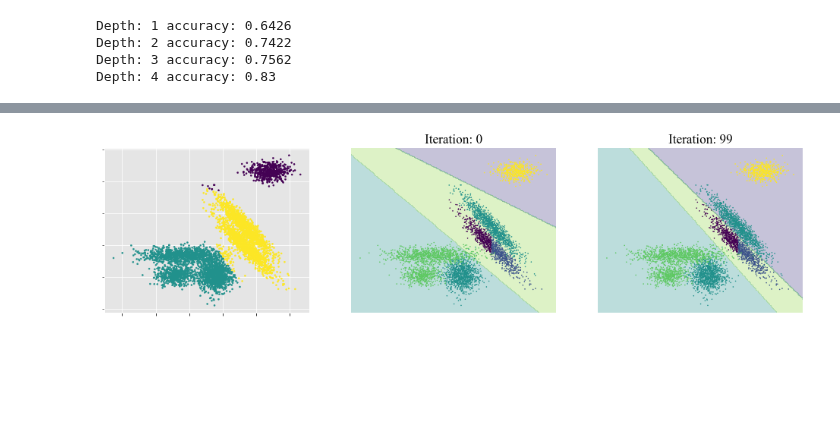
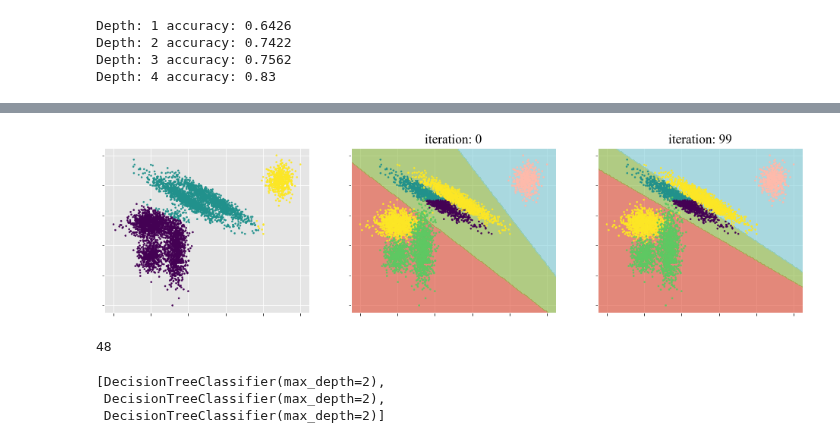
Before and after one commit to simsal0r/mixture-of-decision-trees, a Jupyter notebook: plotting/initialization.ipynb, the cells around one changed output, grey strips where cells are left out. Cells and saved outputs as stored; diff of their text form; code cells hidden in the pictures; blank space fills up the shorter version.

```diff
--- a/plotting/initialization.ipynb
+++ b/plotting/initialization.ipynb
@@ -42,7 +42,7 @@ parameters = {
     "initialization_method": Kmeans_init(),
     "feature_names": None,
     "class_names": None,
-    "use_2_dim_gate_based_on": "feature_importance_lda",
+    "use_2_dim_gate_based_on": None,
     "use_2_dim_clustering": False,
     "black_box_algorithm": None,
     "save_likelihood": True,
@@ -93,19 +92,22 @@ Warning: Dataset does not include feature names.
 # %%
 fig = plt.gcf()
 fig.set_size_inches(16.5, 4)
 plt.subplot(1, 3, 1)
-plt.scatter(modt.X_2_dim[:,0],modt.X_2_dim[:,1],c=modt.init_labels,s=4)
-ax = plt.gca()
-#ax.spines['right'].set_color('black')
-#ax.spines['left'].set_color('black')
-#ax.spines['bottom'].set_color('black')
-#ax.spines['top'].set_color('black')
-ax.axis('tight')
-ax.set_yticklabels([])
-ax.set_xticklabels([])
+plot_initialization(modt)
 plt.subplot(1, 3, 2)
-visualize_gating(modt,iteration=0, axis_ticks=True)
+#visualize_gating(modt,iteration=0, axis_ticks=True)
+plot_gating(modt,iteration=0,title=True,axis_digits=False,inverse_transform_standardization=False)
 plt.subplot(1, 3, 3)
-visualize_gating(modt,iteration=modt.completed_iterations, axis_ticks=True)
+plot_gating(modt,iteration=modt.completed_iterations,title=True,axis_digits=False,inverse_transform_standardization=False)
 # %% [output]
-[figure, old version]
+[figure, new version]
+# %%
+modt.best_iteration
+# %% [output]
+48
+# %%
+modt.all_DTs[48]
+# %% [output]
+[DecisionTreeClassifier(max_depth=2),
+ DecisionTreeClassifier(max_depth=2),
+ DecisionTreeClassifier(max_depth=2)]
```
Also changed, not shown: parts of 8 cells of this notebook, 17 other files.
